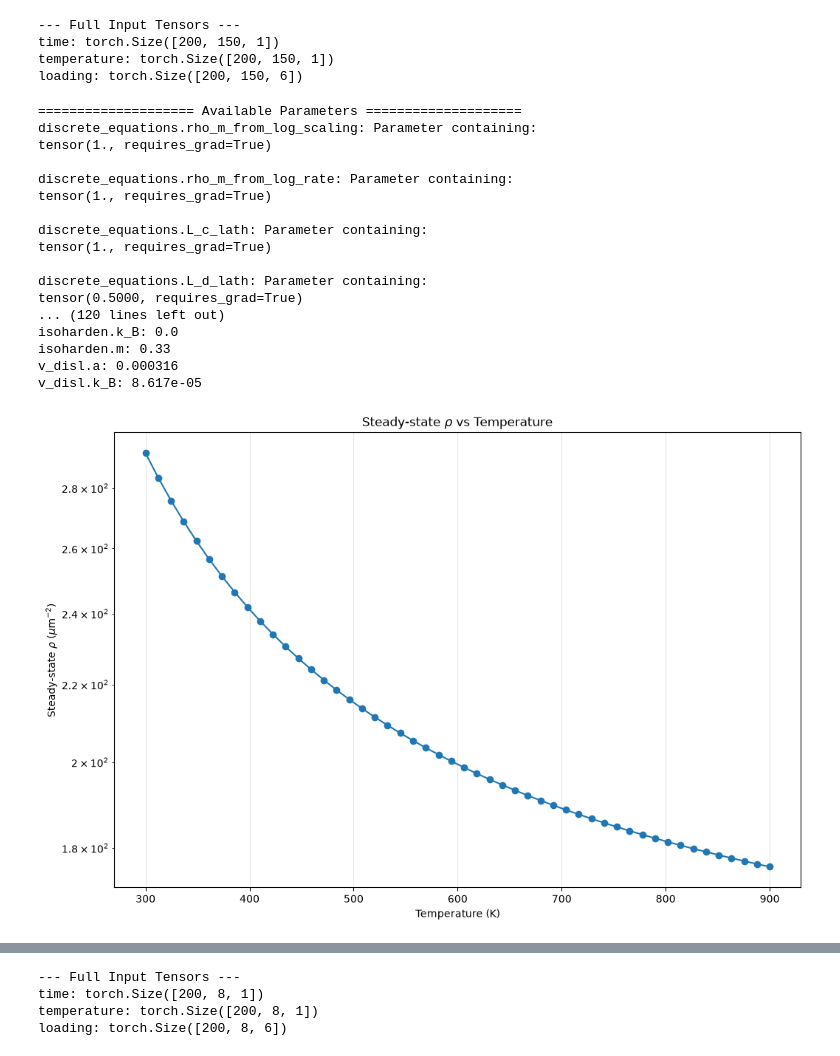
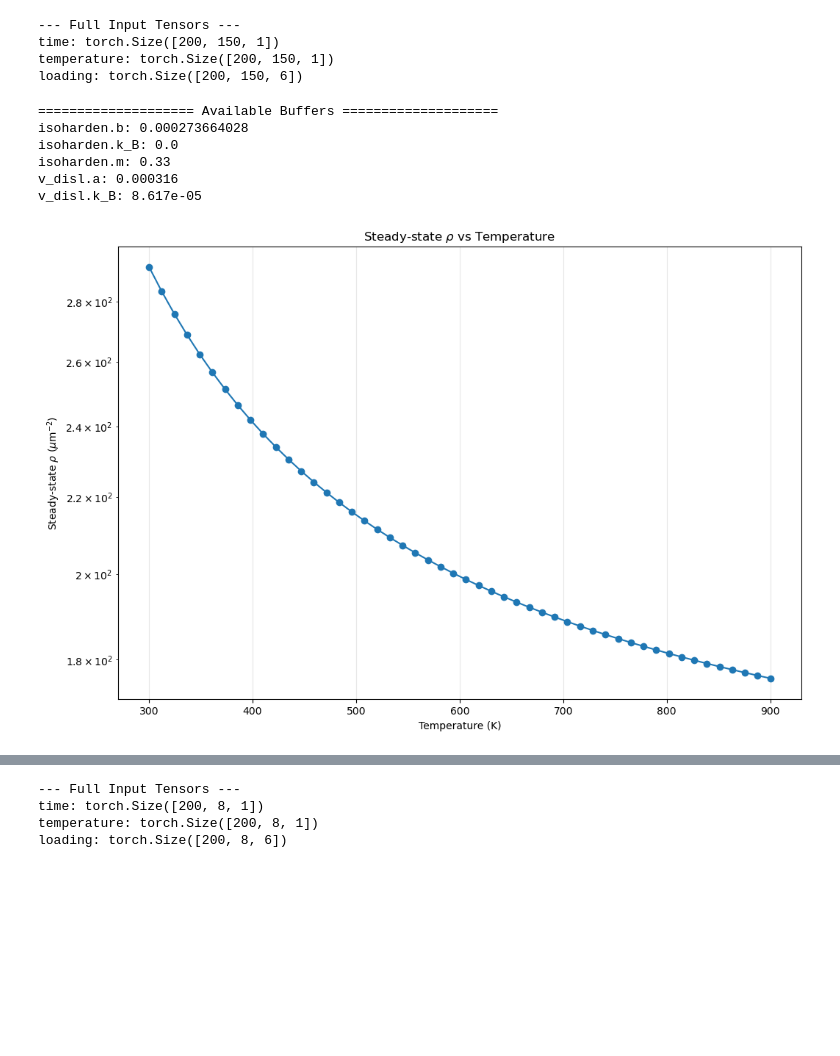
Before and after one commit to ColinMG2/neml2, a Jupyter notebook: cmg_projects/tungsten_deterministic.ipynb, the cells around one changed output, grey strips where cells are left out. Saved outputs shown, nothing was run; the diff lists cells and outputs as text; code cells hidden in the pictures; blank space fills up the shorter version.

```diff
--- a/cmg_projects/tungsten_deterministic.ipynb
+++ b/cmg_projects/tungsten_deterministic.ipynb
@@ -123,7 +135,19 @@ class SolveStrain(torch.nn.Module):
 # %%
 nmodel = neml2.load_nonlinear_system("tungsten.i", "eq_sys")
 nmodel.to(device=device)
-pmodel = neml2.pyzag.NEML2PyzagModel(nmodel)
+pmodel = neml2.pyzag.NEML2PyzagModel(
+    nmodel,
+    include_parameters=[
+        "rho_m_rate_k1",
+        "rho_m_rate_k2_0",
+        "rho_m_rate_Q_d",
+        "v_disl_B_k",
+        "v_disl_T_0",
+        "v_disl_p",
+        "v_disl_q",
+        "v_disl_H_0",
+    ],
+)
 neml2.compile(pmodel)
 
 model = SolveStrain(pmodel, nchunk=10)
@@ -175,10 +199,6 @@ time: torch.Size([200, 150, 1])
 temperature: torch.Size([200, 150, 1])
 loading: torch.Size([200, 150, 6])
 # %%
-print(20 * "=" + " Available Parameters " + 20 * "=")
-for n, p in model.named_parameters():
-    print(f"{n}: {p}\n")
-
 nmodel_inner = neml2.load_model("tungsten.i", "implicit_rate")
 
 print(20 * "=" + " Available Buffers " + 20 * "=")
@@ -186,49 +206,38 @@ for n, b in nmodel_inner.named_buffers():
     print(f"{n}: {b}")
 
 k1 = model.get_parameter("discrete_equations.rho_m_rate_k1").data.item()
 k2_0 = model.get_parameter("discrete_equations.rho_m_rate_k2_0").data.item()
 Q_d = model.get_parameter("discrete_equations.rho_m_rate_Q_d").data.item()
-c_lath = model.get_parameter("discrete_equations.L_c_lath").data.item()
-d_lath = model.get_parameter("discrete_equations.L_d_lath").data.item()
+c_lath = 1.0
+d_lath = 0.5
 k_B = nmodel_inner.get_buffer("v_disl.k_B").data.item()
 rho_m = model.initial_rho_m
 lambda_micro = c_lath / d_lath
 
 
 def rho_ss(T):
     k2 = k2_0 * np.exp(-Q_d / (k_B * T))
     sqrt_rho_ss = (k1 + np.sqrt(k1**2 + 4.0 * k1 * k2 * lambda_micro)) / (2.0 * k2)
     return sqrt_rho_ss * sqrt_rho_ss
 
 
 rho_dict = {float(T): float(rho_ss(float(T))) for T in temps}
 
 plt.figure(figsize=(12, 8))
 plt.plot(temps.detach().cpu().numpy(), [rho_dict[float(T)] for T in temps], "o-")
 plt.title(r"Steady-state $\rho$ vs Temperature")
 plt.xlabel("Temperature (K)")
 plt.ylabel(r"Steady-state $\rho$ ($\mu$m$^{-2}$)")
 plt.yscale("log")
 plt.grid(alpha=0.3)
 # %% [output]
-==================== Available Parameters ====================
-discrete_equations.rho_m_from_log_scaling: Parameter containing:
-tensor(1., requires_grad=True)
-
-discrete_equations.rho_m_from_log_rate: Parameter containing:
-tensor(1., requires_grad=True)
-
-discrete_equations.L_c_lath: Parameter containing:
-tensor(1., requires_grad=True)
-
-discrete_equations.L_d_lath: Parameter containing:
-tensor(0.5000, requires_grad=True)
-... (120 lines left out)
+==================== Available Buffers ====================
+isoharden.b: 0.000273664028
 isoharden.k_B: 0.0
 isoharden.m: 0.33
 v_disl.a: 0.000316
 v_disl.k_B: 8.617e-05
-[figure, old version]
+[figure, new version]
 # %%
 with torch.no_grad():
     flow_stress = model(times, temperature, loading)
```
Also changed, not shown: parts of 20 cells of this notebook.
